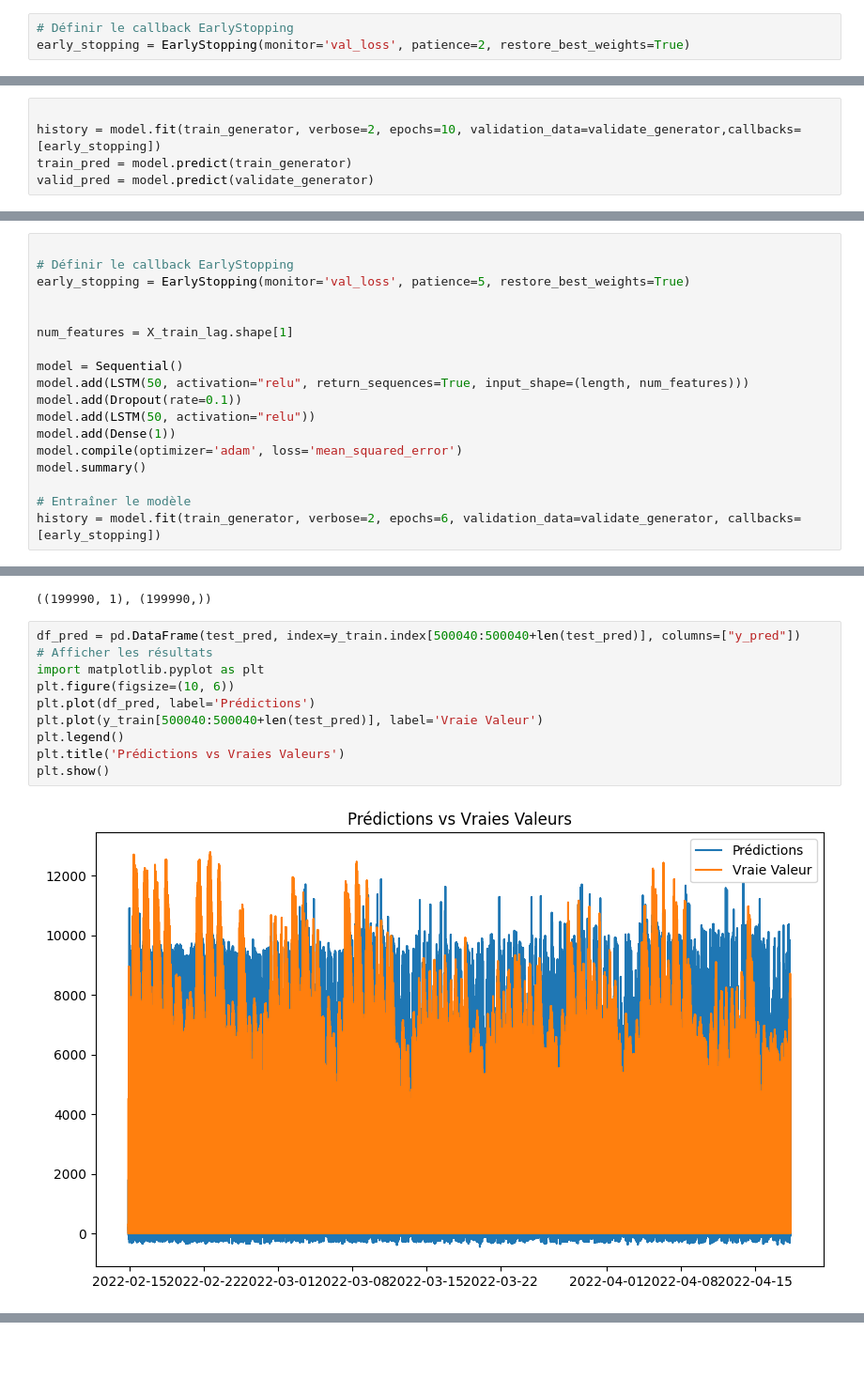
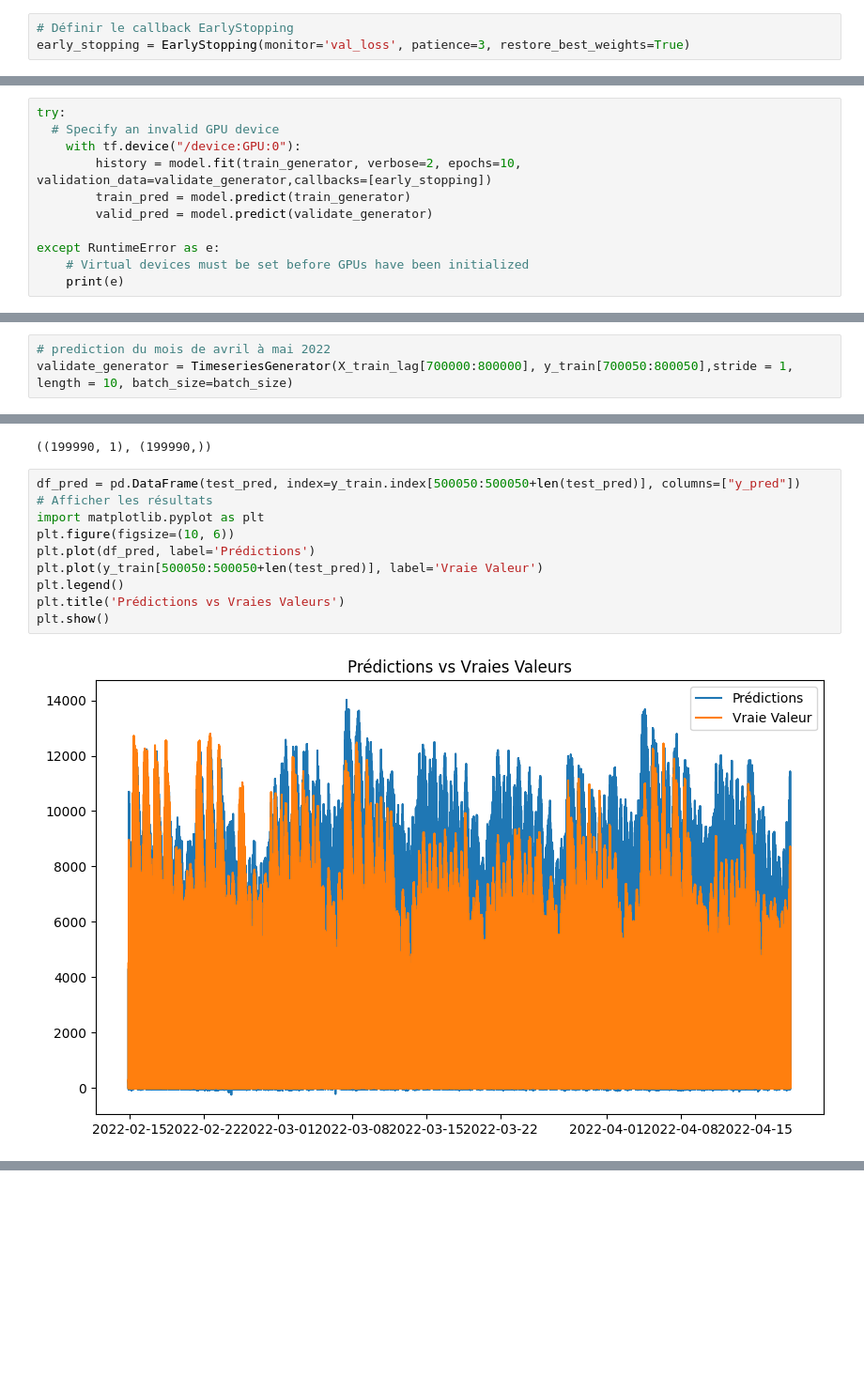
Before and after one commit to Dragomir91/Enefit_prediction_consumption, a Jupyter notebook: project-enefit.ipynb, the cells around one changed output, grey strips where cells are left out. Shown at 94% size. Saved outputs shown, nothing was run; the diff lists cells and outputs as text; blank space fills up the shorter version.

```diff
--- a/project-enefit.ipynb
+++ b/project-enefit.ipynb
@@ -2200,4 +2182,4 @@ Model: "sequential"
  Non-trainable params: 0 (0.00 B)
 # %%
 # Définir le callback EarlyStopping
-early_stopping = EarlyStopping(monitor='val_loss', patience=2, restore_best_weights=True)
+early_stopping = EarlyStopping(monitor='val_loss', patience=3, restore_best_weights=True)
@@ -2204,7 +2188,13 @@ early_stopping = EarlyStopping(monitor='val_loss', patience=2, restore_best_weig
 # %%
+try:
+  # Specify an invalid GPU device
+    with tf.device("/device:GPU:0"):
+        history = model.fit(train_generator, verbose=2, epochs=10, validation_data=validate_generator,callbacks=[early_stopping])
+        train_pred = model.predict(train_generator)
+        valid_pred = model.predict(validate_generator)
 
-history = model.fit(train_generator, verbose=2, epochs=10, validation_data=validate_generator,callbacks=[early_stopping])
-train_pred = model.predict(train_generator)
-valid_pred = model.predict(validate_generator)
+except RuntimeError as e:
+    # Virtual devices must be set before GPUs have been initialized
+    print(e)
 # %% [output]
 Epoch 1/10
@@ -2276,0 +2248,3 @@ X_train_lag.head()
+# %%
+# prediction du mois de avril à mai 2022
+validate_generator = TimeseriesGenerator(X_train_lag[700000:800000], y_train[700050:800050],stride = 1, length = 10, batch_size=batch_size)
@@ -2310,18 +2351,0 @@ Nombre d'échantillons de validation : 6250
-# %%
-
-# Définir le callback EarlyStopping
-early_stopping = EarlyStopping(monitor='val_loss', patience=5, restore_best_weights=True)
-
-
-num_features = X_train_lag.shape[1]
-
-model = Sequential()
-model.add(LSTM(50, activation="relu", return_sequences=True, input_shape=(length, num_features)))
-model.add(Dropout(rate=0.1))
-model.add(LSTM(50, activation="relu"))
-model.add(Dense(1))
-model.compile(optimizer='adam', loss='mean_squared_error')
-model.summary()
-
-# Entraîner le modèle
-history = model.fit(train_generator, verbose=2, epochs=6, validation_data=validate_generator, callbacks=[early_stopping])
@@ -2365,14 +2361,14 @@ test_pred.shape, y_train.index[100040:100040+len(test_pred)].shape
 # %% [output]
 ((199990, 1), (199990,))
 # %%
-df_pred = pd.DataFrame(test_pred, index=y_train.index[500040:500040+len(test_pred)], columns=["y_pred"])
+df_pred = pd.DataFrame(test_pred, index=y_train.index[500050:500050+len(test_pred)], columns=["y_pred"])
 # Afficher les résultats
 import matplotlib.pyplot as plt
 plt.figure(figsize=(10, 6))
 plt.plot(df_pred, label='Prédictions')
-plt.plot(y_train[500040:500040+len(test_pred)], label='Vraie Valeur')
+plt.plot(y_train[500050:500050+len(test_pred)], label='Vraie Valeur')
 plt.legend()
 plt.title('Prédictions vs Vraies Valeurs')
 plt.show()
 # %% [output]
-[figure, old version]
+[figure, new version]
```
Also changed, not shown: parts of 27 cells of this notebook.
